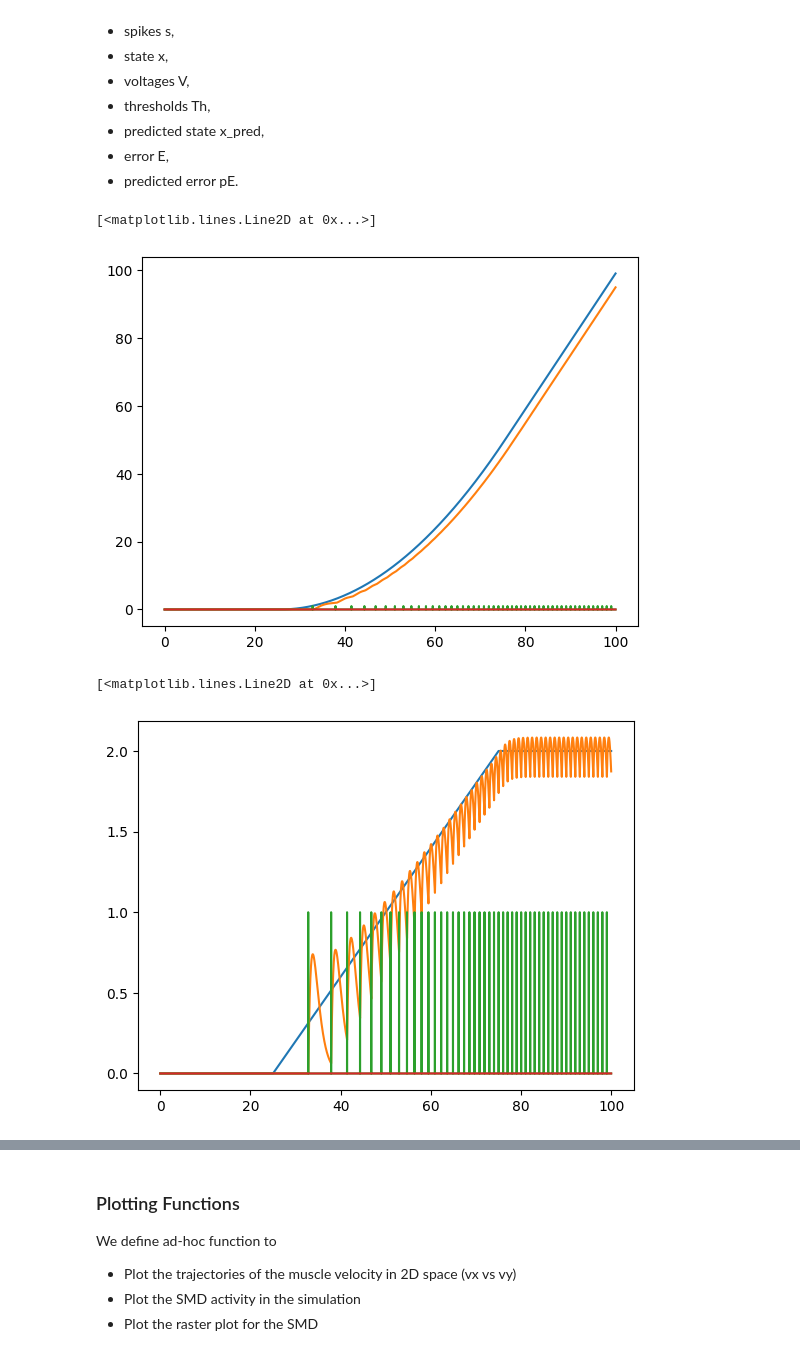
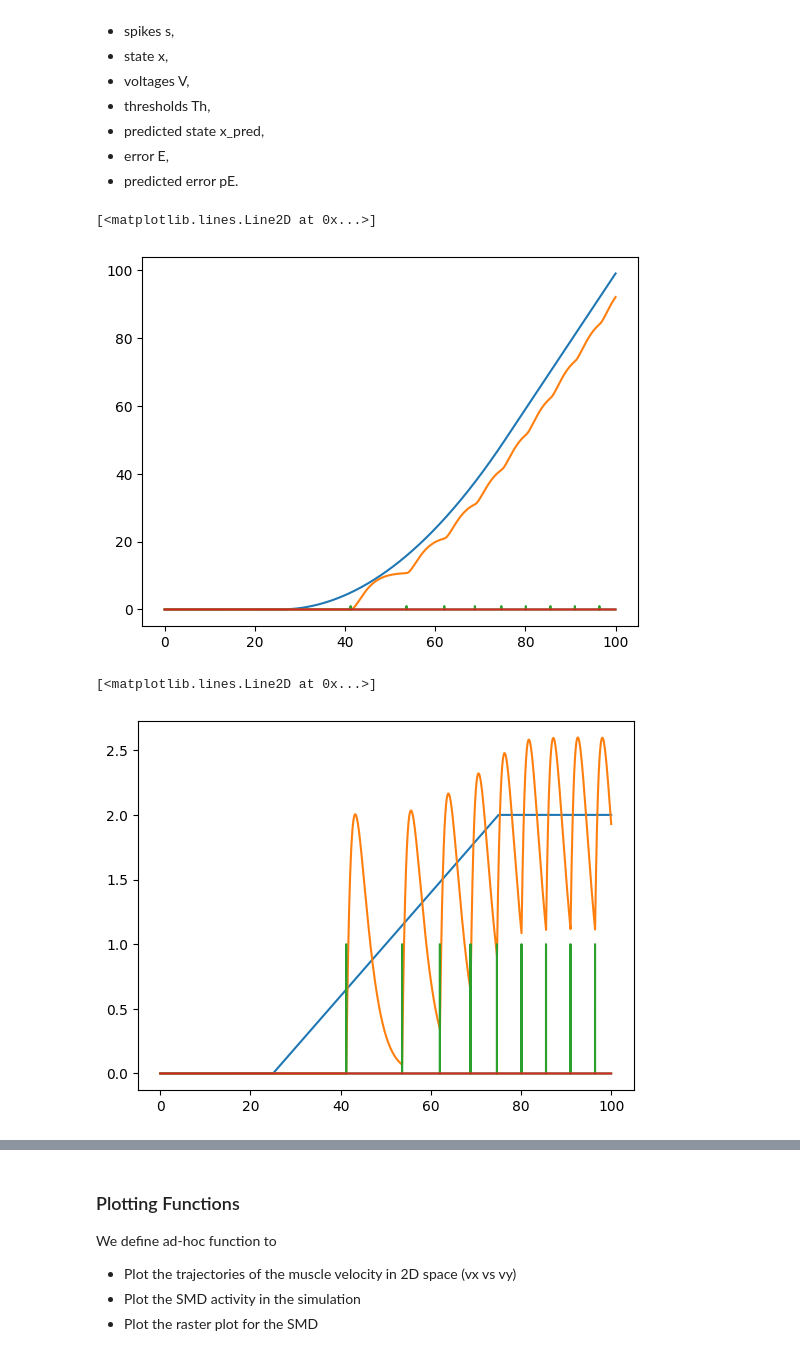
Before and after one commit to PaoloUmberto/2026---Obj4---MU-recruitment-model, a Jupyter notebook: first_MUs_control_luke.ipynb, the cells around one changed output, grey strips where cells are left out. Saved outputs shown, nothing was run; the diff lists cells and outputs as text; code cells hidden in the pictures.

```diff
--- a/first_MUs_control_luke.ipynb
+++ b/first_MUs_control_luke.ipynb
@@ -26,3 +26,33 @@ We initialize all the elements we need to run the simulations.
 2. **A** matrix. For a coupled oscillator system our state martix **A** will be slightly more complicated. We first fill the elements corresponding to the dynamics of each single unit, in a way that scales with our *M-1* units. Then, we fill in the cross terms that represent the effect of the state of a unit onto the states of the ones connected to it. Finally, we use the value *gamma* to represent the continuous cross terms which allow the state of the units to be associated with a point mass (muscle) which does not have the same oscillatory dynamics as the SMDs, but rather can be linearly controlled to change its velocity.
 3. **B** matrix. In this case, we have to scale **B** according to the neurons *N* and the units *M*. We initialize it with random values and then we normalize those values by columns, so that each neuron has a comparable effect onto the system. No connection is present between our neurons and the muscle itself, so the first columns will be zeros.
 4. **C** matrix. Cost martrix for state deviations. Also scaled based on *M*
+# %%
+MU_params = [[2,2,1], [2,2,-1]] # define all MUs via [T (contraction time), P (peak amplitude), S (sign of contraction)]
+
+M = len(MU_params) + 1
+N = len(MU_params)
+
+A = np.zeros((2*M, 2*M))
+B = np.zeros((2*M, N))
+
+for i in range(M):
+    A[2*i, 2*i+1] = 1 #velocities are derivatives of positions
+
+for i,param in enumerate(MU_params):
+    T, P, S = param
+    omega = 1/T
+    a = np.exp(1)*P/T
+    A[2*i+3, 2*i+2] = -omega**2
+    A[2*i+3, 2*i+3] = -2*omega
+    A[1, 2*i+2] = S # the i-th MU contributed to the force output with sign S
+
+    B[2*i+3, i] = a # the i-th MU is excited by the i-th spike train
+
+C = np.zeros((2*M, 2*M))
+C[1, 1] = 1
+
+print(A)
+print(B)
+print(C)
+
+print(N)
@@ -123,7 +173,7 @@ T = 100
 dt = 1e-2
 times = np.arange(0, T, dt)
 nT = len(times)
-t_fut = 10
+t_fut = 8
 
 # Target parameters
 leak_z = 2
@@ -176,13 +226,13 @@ z, s, x, V, Th, x_pred, E, pE = lib_sim.simulate_coupled_spiking_control(nT, dt,
 # %%
 # Comparison of speed target and actual speed
 
 plt.plot(times, z[1, :], label='Muscle velocity target')
 plt.plot(times, x[1,:], label='State')
 plt.plot(times, s[0,:], label='Spikes')
-plt.plot(times, s[1,:], label='Spikes')
+plt.plot(times, -s[1,:], label='Spikes')
 # %% [output]
 [<matplotlib.lines.Line2D at 0x...>]
-[figure, old version]
+[figure, new version]
 # %%
 # Comparison of force target and actual force output
 
@@ -192,4 +242,4 @@ plt.plot(times, s[0,:], label='Spikes')
 plt.plot(times, s[1,:], label='Spikes')
 # %% [output]
 [<matplotlib.lines.Line2D at 0x...>]
-[figure, old version]
+[figure, new version]
```
Also changed, not shown: parts of 2 cells of this notebook.
